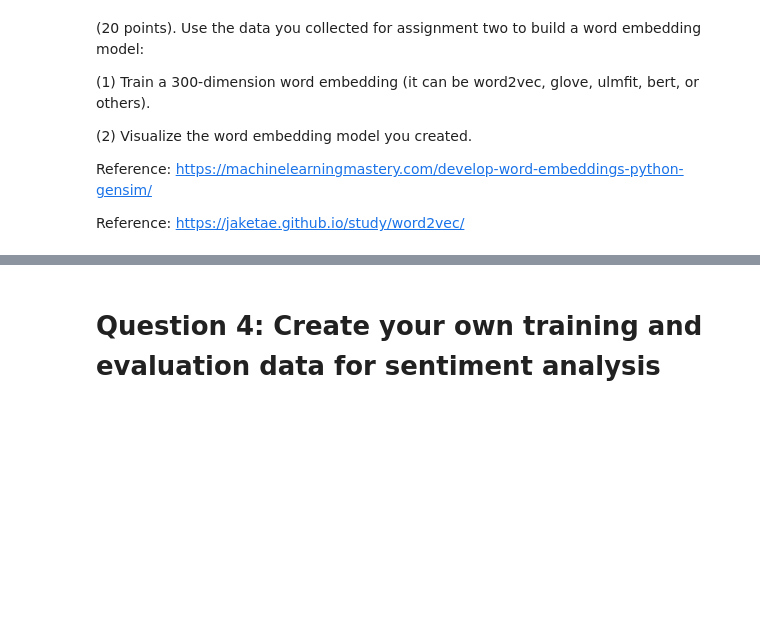
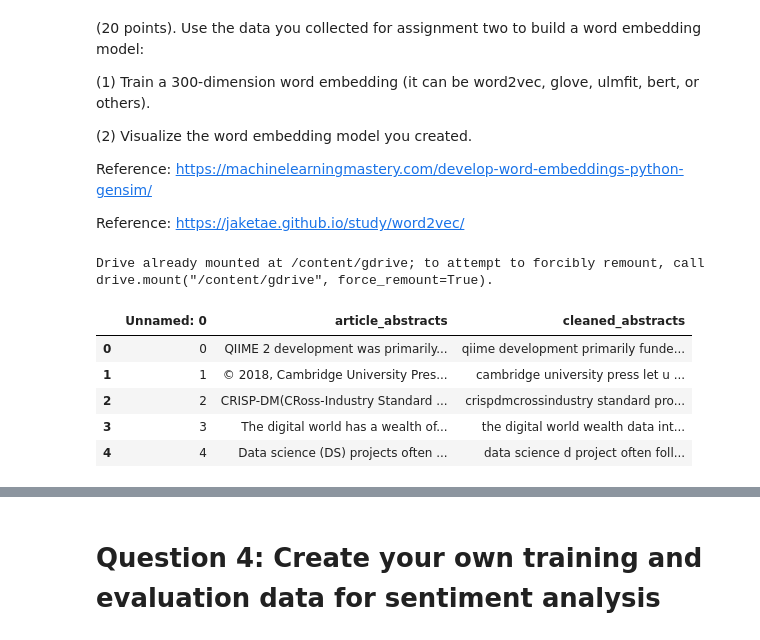
Before and after one commit to MahithaPoduvu/Mahitha_INFO5731_-Spring2023, a Jupyter notebook: INFO5731_Assignment_Three_fall2022.ipynb, the cells around one changed output, grey strips where cells are left out. Saved outputs shown, nothing was run; the diff lists cells and outputs as text; code cells hidden in the pictures; blank space fills up the shorter version.

```diff
--- a/INFO5731_Assignment_Three_fall2022.ipynb
+++ b/INFO5731_Assignment_Three_fall2022.ipynb
@@ -137,0 +252,19 @@ Reference: https://jaketae.github.io/study/word2vec/
+# %%
+#Train a 300-dimension word embedding (it can be word2vec, glove, ulmfit, bert, or others).
+# I have done word2vec word embedding
+import numpy as np
+import pandas as pd
+import matplotlib.pyplot as plt
+#  to load data
+from google.colab import drive
+drive.mount('/content/gdrive')
+df = pd.read_csv('/content/gdrive/MyDrive/article_data.csv')
+df.head()
+# %% [output]
+Drive already mounted at /content/gdrive; to attempt to forcibly remount, call drive.mount("/content/gdrive", force_remount=True).
+|  | Unnamed: 0 | article_abstracts | cleaned_abstracts |
+| 0 | 0 | QIIME 2 development was primarily... | qiime development primarily funde... |
+| 1 | 1 | © 2018, Cambridge University Pres... | cambridge university press let u ... |
+| 2 | 2 | CRISP-DM(CRoss-Industry Standard ... | crispdmcrossindustry standard pro... |
+| 3 | 3 | The digital world has a wealth of... | the digital world wealth data int... |
+| 4 | 4 | Data science (DS) projects often ... | data science d project often foll... |
```
Also changed, not shown: parts of 19 cells of this notebook.
